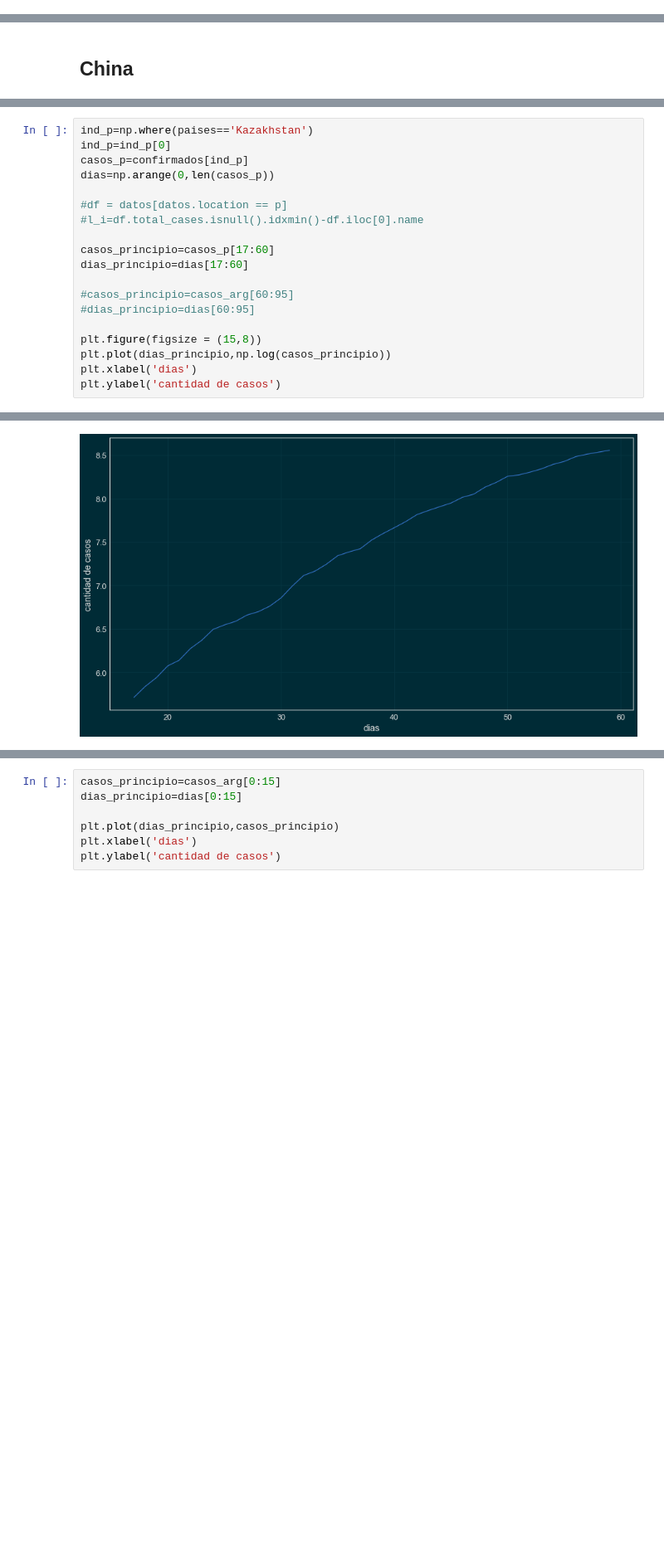
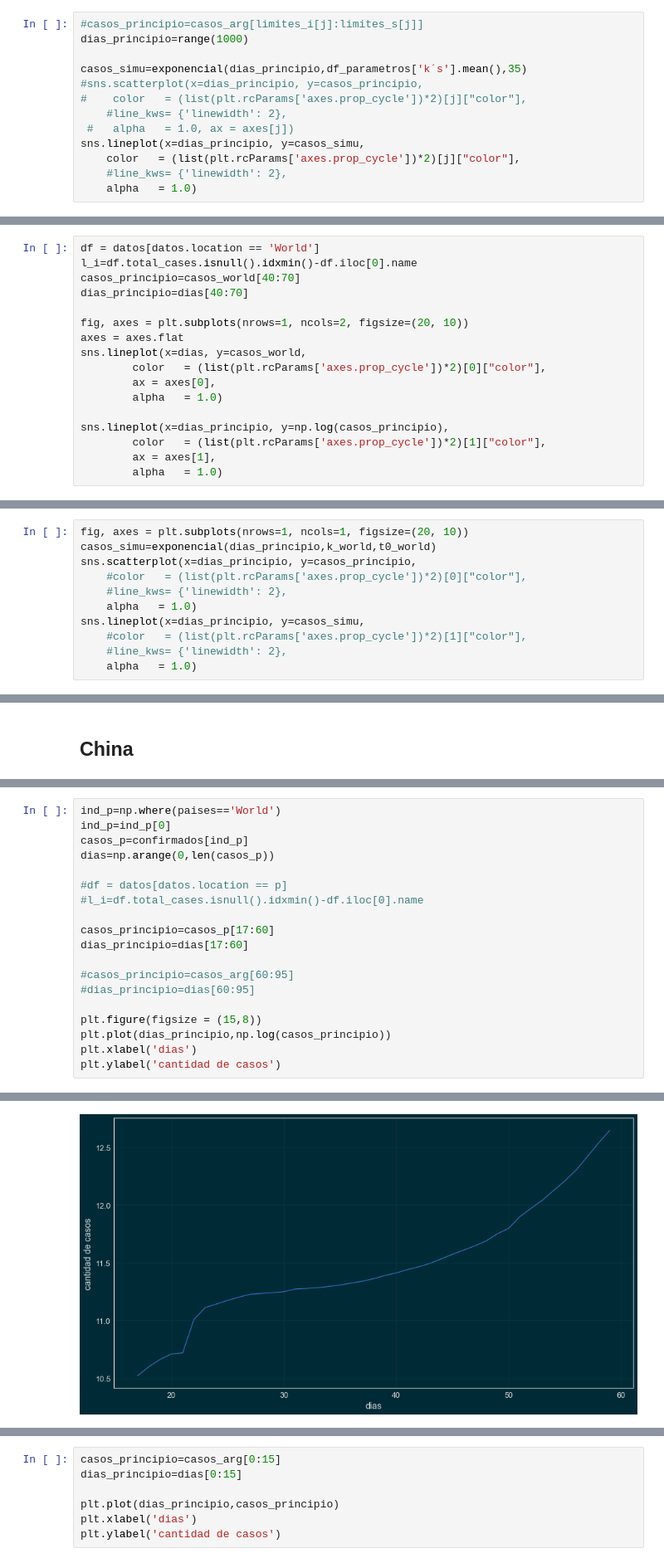
Before and after one commit to Mfsegurag/Informe_Pand-mico, a Jupyter notebook: proyecto_4.ipynb, the cells around one changed output, grey strips where cells are left out. Shown at 83% size. Saved outputs shown, nothing was run; the diff lists cells and outputs as text; blank space fills up the shorter version.

```diff
--- a/proyecto_4.ipynb
+++ b/proyecto_4.ipynb
@@ -150,0 +461,13 @@ memory usage: 84.6+ MB
+# %%
+#casos_principio=casos_arg[limites_i[j]:limites_s[j]]
+dias_principio=range(1000)
+
+casos_simu=exponencial(dias_principio,df_parametros['k´s'].mean(),35)
+#sns.scatterplot(x=dias_principio, y=casos_principio,
+#    color   = (list(plt.rcParams['axes.prop_cycle'])*2)[j]["color"],
+    #line_kws= {'linewidth': 2},
+ #   alpha   = 1.0, ax = axes[j])
+sns.lineplot(x=dias_principio, y=casos_simu,
+    color   = (list(plt.rcParams['axes.prop_cycle'])*2)[j]["color"],
+    #line_kws= {'linewidth': 2},
+    alpha   = 1.0)
@@ -150,0 +567,17 @@ memory usage: 84.6+ MB
+# %%
+df = datos[datos.location == 'World']
+l_i=df.total_cases.isnull().idxmin()-df.iloc[0].name
+casos_principio=casos_world[40:70]
+dias_principio=dias[40:70]
+
+fig, axes = plt.subplots(nrows=1, ncols=2, figsize=(20, 10))
+axes = axes.flat
+sns.lineplot(x=dias, y=casos_world,
+        color   = (list(plt.rcParams['axes.prop_cycle'])*2)[0]["color"],
+        ax = axes[0],
+        alpha   = 1.0)
+
+sns.lineplot(x=dias_principio, y=np.log(casos_principio),
+        color   = (list(plt.rcParams['axes.prop_cycle'])*2)[1]["color"],
+        ax = axes[1],
+        alpha   = 1.0)
@@ -150,0 +597,11 @@ memory usage: 84.6+ MB
+# %%
+fig, axes = plt.subplots(nrows=1, ncols=1, figsize=(20, 10))
+casos_simu=exponencial(dias_principio,k_world,t0_world)
+sns.scatterplot(x=dias_principio, y=casos_principio,
+    #color   = (list(plt.rcParams['axes.prop_cycle'])*2)[0]["color"],
+    #line_kws= {'linewidth': 2},
+    alpha   = 1.0)
+sns.lineplot(x=dias_principio, y=casos_simu,
+    #color   = (list(plt.rcParams['axes.prop_cycle'])*2)[1]["color"],
+    #line_kws= {'linewidth': 2},
+    alpha   = 1.0)
@@ -367,22 +676,22 @@ Text(0.5, 0.98, 'log cantidad de casos primeros 60 días')
 # %%
-ind_p=np.where(paises=='Kazakhstan')
+ind_p=np.where(paises=='World')
 ind_p=ind_p[0]
 casos_p=confirmados[ind_p]
 dias=np.arange(0,len(casos_p))
 
 #df = datos[datos.location == p]
 #l_i=df.total_cases.isnull().idxmin()-df.iloc[0].name
 
 casos_principio=casos_p[17:60]
 dias_principio=dias[17:60]
 
 #casos_principio=casos_arg[60:95]
 #dias_principio=dias[60:95]
 
 plt.figure(figsize = (15,8))
 plt.plot(dias_principio,np.log(casos_principio))
 plt.xlabel('dias')
 plt.ylabel('cantidad de casos')
 # %% [output]
 Text(0, 0.5, 'cantidad de casos')
-[figure, old version]
+[figure, new version]
```
Also changed, not shown: parts of 70 cells of this notebook.
